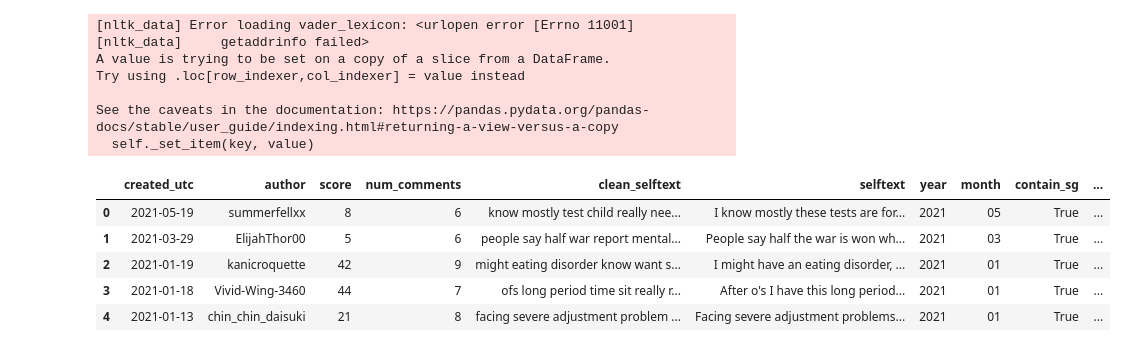
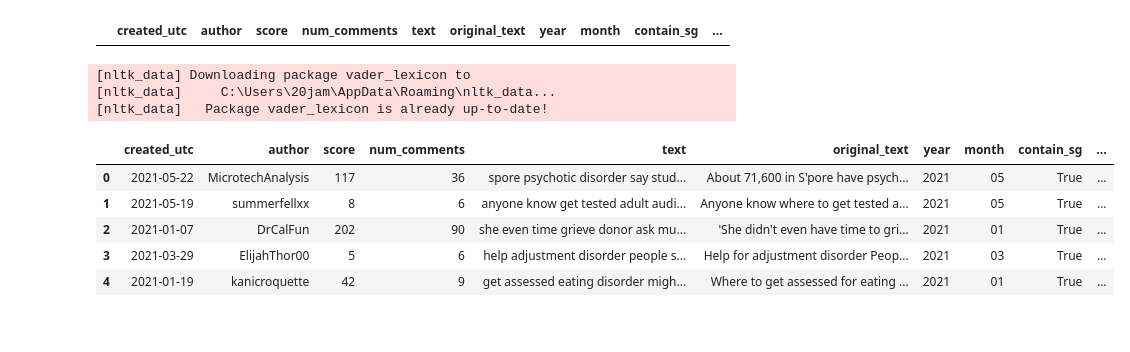
Before and after one commit to OmdenaAI/omdena-singapore-covid-health, a Jupyter notebook: src/data/reddit/prep_risk_model_data.ipynb, the cells around one changed output. Cells and saved outputs as stored; diff of their text form; code cells hidden in the pictures.

```diff
--- a/src/data/reddit/prep_risk_model_data.ipynb
+++ b/src/data/reddit/prep_risk_model_data.ipynb
@@ -13,5 +20,5 @@ data.head()
 # %%
 # filter for required columns
-output_data = data[["created_utc", "author", "score", "num_comments", "clean_selftext", "selftext"]]
+output_data = data[["created_utc", "author", "score", "num_comments", "clean_title", "title", "clean_selftext", "selftext"]]
 output_data.head()
 # %% [output]
@@ -23,0 +36,14 @@ output_data.head()
+# %%
+# merge title and selftext to represent content
+text = []
+for rowIndex, row in output_data.iterrows():
+    content = str(row["clean_title"]) + " " + str(row["clean_selftext"])
+    text.append(content)
+output_data["text"] = text
+original_text = []
+for rowIndex, row in output_data.iterrows():
+    content = str(row["title"]) + " " + str(row["selftext"])
+    original_text.append(content)
+output_data["original_text"] = original_text
+output_data = output_data.drop(["clean_selftext", "selftext", "clean_title", "title"], axis = "columns")
+output_data.head()
@@ -66,7 +99,7 @@ pandemic_keywords = ["covid-19", "pandemic", "restriction", "social distancing",
                         "retrenchment", "variant", "heightened alert", "stay home notice", "shn", "hbl", "safe entry", "home based learning",
                         "frontline", "school closure", "job insecurity"]
 for rowIndex, row in output_data.iterrows():
-    content = row["selftext"].lower()
+    content = row["original_text"]
     mh = any(word in content for word in mental_health_keywords)
     contain_mental_health.append(mh)
     covid = any(word in content for word in pandemic_keywords)
@@ -104,43 +132,41 @@ See the caveats in the documentation: https://pandas.pydata.org/pandas-docs/stab
 # %%
-# filter out rows with null entries
-output_data = output_data[output_data["clean_selftext"].notnull()]
+# check for rows with null entries
+output_data[output_data["text"].isna()]
+# %% [output]
+|  | created_utc | author | score | num_comments | text | original_text | year | month | contain_sg | ... |
 # %%
 # sentiment score, sentiment_class columns
 import numpy as np
 import nltk
 from nltk.sentiment.vader import SentimentIntensityAnalyzer
 nltk.download('vader_lexicon')
 sentiment = SentimentIntensityAnalyzer()
 
-output_data['sentiment score'] = output_data["clean_selftext"].apply(lambda x: sentiment.polarity_scores(x))
+output_data['sentiment score'] = output_data["text"].apply(lambda x: sentiment.polarity_scores(x))
 output_data["sentiment score"] = output_data["sentiment score"].apply(pd.Series)["compound"]
 
 def get_sentiment_labels(value):
     if value <= 1.0 and value >= 0.6:
         return "Very Positive"
     elif value < 0.6 and value >= 0.1:
         return "Positive"
     elif value < 0.1 and value > -0.10:
         return "Neutral"
     elif value <= 0.1 and value >-0.55:
         return "Negative"
     else:
         return "Very Negative"
 output_data["sentiment_class"] = output_data['sentiment score'].apply(get_sentiment_labels)
 output_data.head()
 # %% [output]
-[nltk_data] Error loading vader_lexicon: <urlopen error [Errno 11001]
-[nltk_data]     getaddrinfo failed>
-A value is trying to be set on a copy of a slice from a DataFrame.
-Try using .loc[row_indexer,col_indexer] = value instead
-
-See the caveats in the documentation: https://pandas.pydata.org/pandas-docs/stable/user_guide/indexing.html#returning-a-view-versus-a-copy
-  self._set_item(key, value)
+[nltk_data] Downloading package vader_lexicon to
+[nltk_data]     C:\Users\20jam\AppData\Roaming\nltk_data...
+[nltk_data]   Package vader_lexicon is already up-to-date!
-|  | created_utc | author | score | num_comments | clean_selftext | selftext | year | month | contain_sg | ... |
-| 0 | 2021-05-19 | summerfellxx | 8 | 6 | know mostly test child really nee... | I know mostly these tests are for... | 2021 | 05 | True | ... |
-| 1 | 2021-03-29 | ElijahThor00 | 5 | 6 | people say half war report mental... | People say half the war is won wh... | 2021 | 03 | True | ... |
-| 2 | 2021-01-19 | kanicroquette | 42 | 9 | might eating disorder know want s... | I might have an eating disorder, ... | 2021 | 01 | True | ... |
-| 3 | 2021-01-18 | Vivid-Wing-3460 | 44 | 7 | ofs long period time sit really r... | After o's I have this long period... | 2021 | 01 | True | ... |
-| 4 | 2021-01-13 | chin_chin_daisuki | 21 | 8 | facing severe adjustment problem ... | Facing severe adjustment problems... | 2021 | 01 | True | ... |
+|  | created_utc | author | score | num_comments | text | original_text | year | month | contain_sg | ... |
+| 0 | 2021-05-22 | MicrotechAnalysis | 117 | 36 | spore psychotic disorder say stud... | About 71,600 in S'pore have psych... | 2021 | 05 | True | ... |
+| 1 | 2021-05-19 | summerfellxx | 8 | 6 | anyone know get tested adult audi... | Anyone know where to get tested a... | 2021 | 05 | True | ... |
+| 2 | 2021-01-07 | DrCalFun | 202 | 90 | she even time grieve donor ask mu... | 'She didn't even have time to gri... | 2021 | 01 | True | ... |
+| 3 | 2021-03-29 | ElijahThor00 | 5 | 6 | help adjustment disorder people s... | Help for adjustment disorder Peop... | 2021 | 03 | True | ... |
+| 4 | 2021-01-19 | kanicroquette | 42 | 9 | get assessed eating disorder migh... | Where to get assessed for eating ... | 2021 | 01 | True | ... |
 # %%
 # save output_data as csv
```
Also changed, not shown: parts of 7 cells of this notebook, 13 other files.
